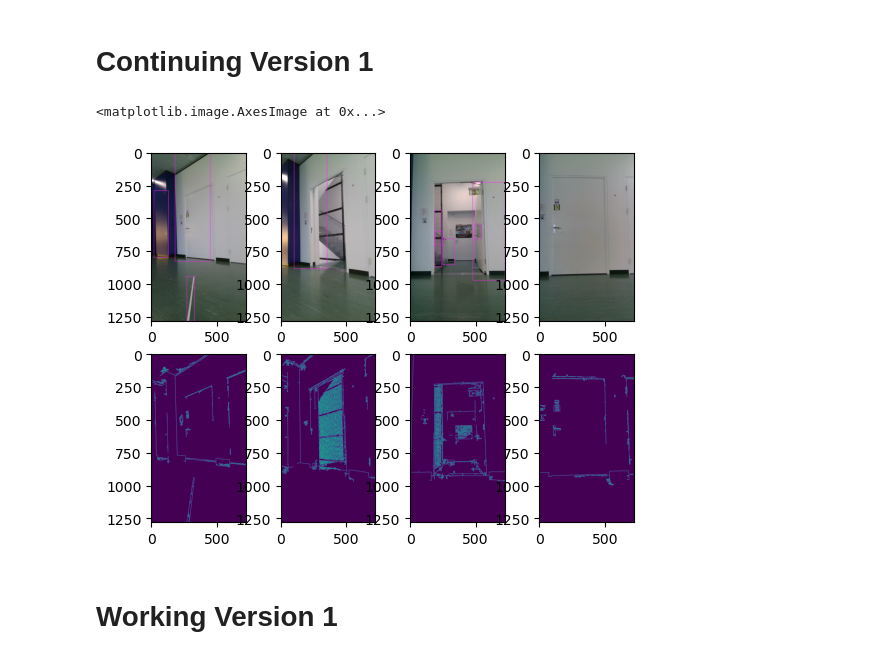
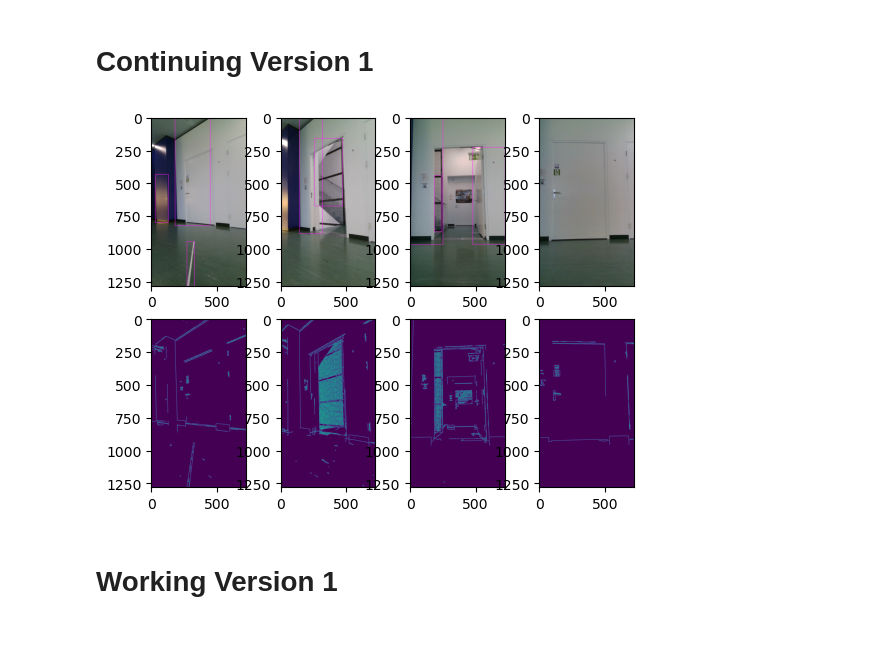
Before and after one commit to matz96/Doordetection, a Jupyter notebook: lescher.ipynb, the cells around one changed output. Drawn from its saved outputs; the diff is of its cells as text; code cells hidden in the pictures.

```diff
--- a/lescher.ipynb
+++ b/lescher.ipynb
@@ -0,0 +120,27 @@
+# %%
+import cv2 as cv
+import numpy as np
+from matplotlib import pyplot as plt
+
+img = cv.imread('zellen_1.png')
+img = img[...,::-1].copy()
+
+plt.imshow(img)
+plt.show()
+
+for i, col in enumerate(['r', 'g', 'b']):
+    hist = cv.calcHist([img], [i], None, [256], [0, 256])
+    plt.plot(hist, color = col)
+    plt.xlim([0, 256])
+
+plt.show()
+
+####################
+grey_img = cv.cvtColor(img, cv.COLOR_RGB2GRAY)
+
+plt.imshow(grey_img)
+plt.show()
+
+grey_histogram = cv.calcHist([grey_img], [0], None, [256], [0, 256])
+plt.plot(grey_histogram, color='k')
+plt.show()
@@ -9,8 +157,8 @@ hight = 100
 width = 50
 ratio = 1.75
 
-thres1 = 10
-thres2 = 200
+thres1 = 50
+thres2 = 150
 
 # Load the input image
 img1 = cv2.imread('Aufnahmen_FHNW/bild2_Color.png')
@@ -32,7 +180,7 @@ gray4 = cv2.cvtColor(img4, cv2.COLOR_BGR2GRAY)
 edges1 = cv2.Canny(gray1, thres1, thres2, apertureSize = 3)
 edges2 = cv2.Canny(gray2, thres1, thres2, apertureSize = 3)
 edges3 = cv2.Canny(gray3, thres1, thres2, apertureSize = 3)
-edges4 = cv2.Canny(gray4, thres1, thres2, apertureSize = 3)
+edges4 = cv2.Canny(gray4, thres1, 240, apertureSize = 3)
 
 # Compute the threshold for the image
 #ret, thresh = cv2.threshold(gray, 128, 255, cv2.THRESH_BINARY_INV)
@@ -87,35 +235,41 @@ contours, hierarchy = cv2.findContours(edges4, cv2.RETR_TREE, cv2.CHAIN_APPROX_S
 # Loop through the contours and draw rectangles around the doorframes
 for i, (contour, h) in enumerate(zip(contours, hierarchy[0])):
     # If the contour does not have a parent, draw it on the image
     if h[3] == -1:
          # Find the bounding rectangle for the contour
         x, y, w, h = cv2.boundingRect(contour)
         if h/w >ratio and h> hight and w>width:
             # Draw the rectangle on the image
             cv2.rectangle(img4, (x, y), (x + w, y + h), (255, 28, 247), 2)
 
 
 
 # Save the output image
 
 # Display the resized image
 
 fig, axs = plt.subplots(2, 4)
 
 axs[0, 0].imshow(img1)
 axs[1, 0].imshow(edges1)
 
 axs[0, 1].imshow(img2)
 axs[1, 1].imshow(edges2)
 
 axs[0, 2].imshow(img3)
 axs[1, 2].imshow(edges3)
 
 axs[0, 3].imshow(img4)
 axs[1, 3].imshow(edges4)
+
+
+cv2.startWindowThread()
+cv2.namedWindow("preview", cv2.WINDOW_NORMAL)
+cv2.imshow("preview", gray1)
+key = cv2.waitKey(0)
+cv2.destroyAllWindows()
 # %% [output]
-<matplotlib.image.AxesImage at 0x...>
-[figure, old version]
+[figure, new version]
 # %% [markdown]
 # Working Version 1
 # %%
```
Also changed, not shown: parts of 7 cells of this notebook, 1 other file.
